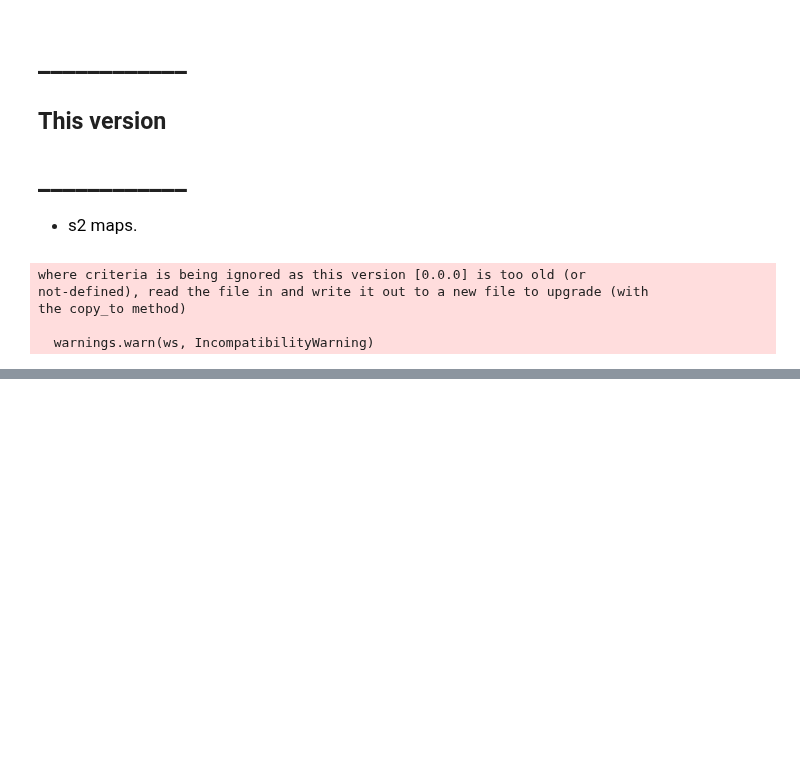
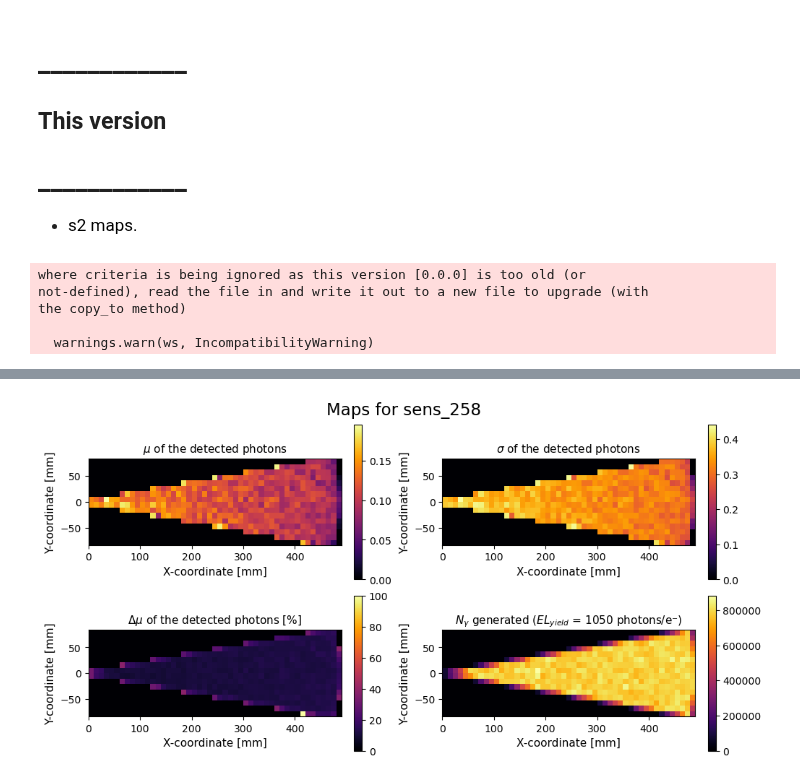
Before and after one commit to mariandbt/python, a Jupyter notebook: notebooks/20240221_s2_maps.ipynb, the cells around one changed output, grey strips where cells are left out. Saved outputs shown, nothing was run; the diff lists cells and outputs as text; code cells hidden in the pictures; blank space fills up the shorter version.

```diff
--- a/notebooks/20240221_s2_maps.ipynb
+++ b/notebooks/20240221_s2_maps.ipynb
@@ -73,3 +122,7 @@ the copy_to method)
+# %%
+s2tab.print_response_maps(selected_sens, bins, maps, yield_) # 3 files
+# %% [output]
+[figure, added]
 # %%
 s2tab.print_response_maps(selected_sens, bins, maps, yield_)
 # %% [output]
```
Also changed, not shown: parts of 14 cells of this notebook, 16 other files.
